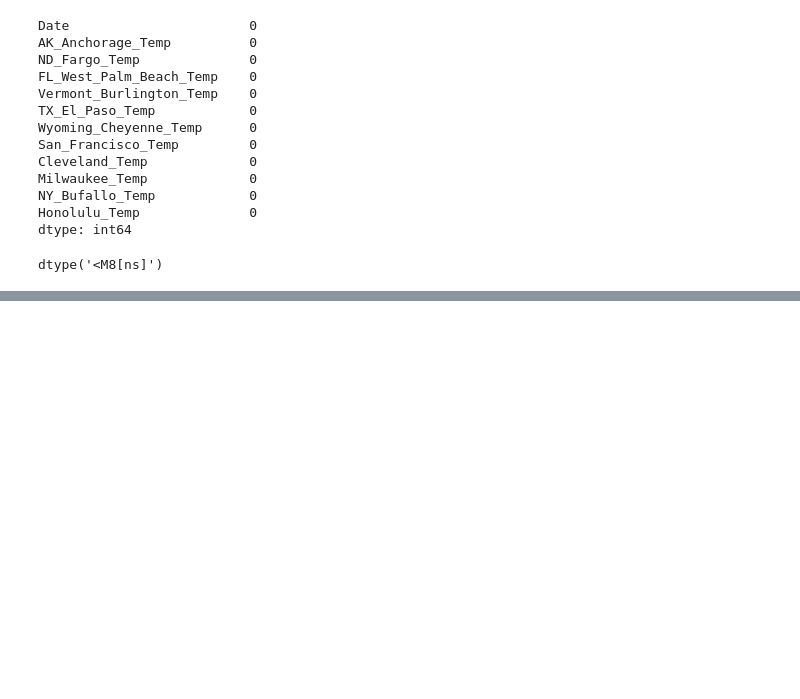
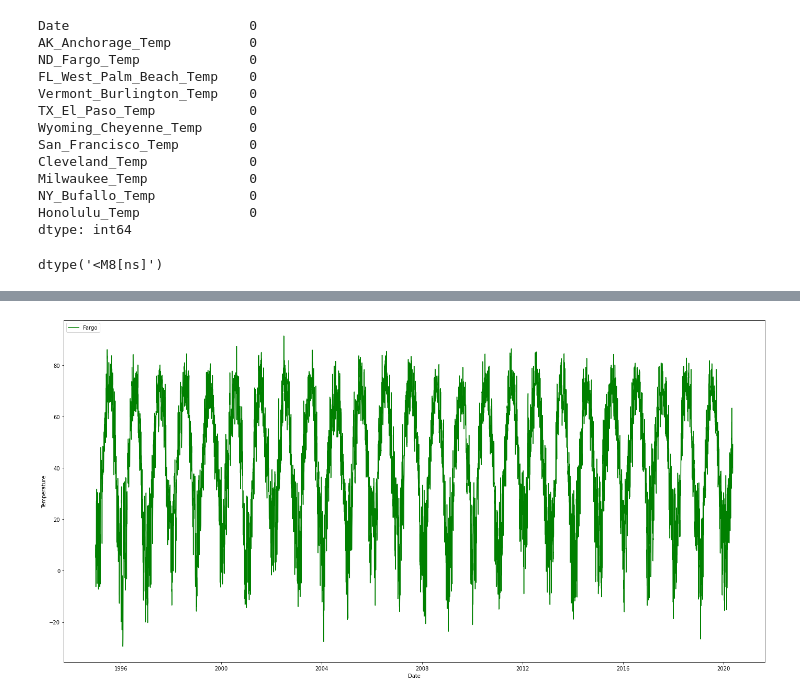
Before and after one commit to nshang88/Capstone-Projects, a Jupyter notebook: Climate_change.ipynb, the cells around one changed output, grey strips where cells are left out. Cells and saved outputs as stored; diff of their text form; code cells hidden in the pictures; blank space fills up the shorter version.

```diff
--- a/Climate_change.ipynb
+++ b/Climate_change.ipynb
@@ -200 +179,10 @@ plt.show()
+# %%
+fig, ax = plt.subplots(figsize=(24,12))
+ax.plot(climate_data.index ,climate_data['ND_Fargo_Temp'],c='g', label='Fargo')
+ax.set_xlabel('Date')
+ax.set_ylabel('Temperature')
+plt.legend(loc='upper left')
+plt.show()
+# %% [output]
+[figure, added]
 # %%
```
Also changed, not shown: parts of 18 cells of this notebook.
